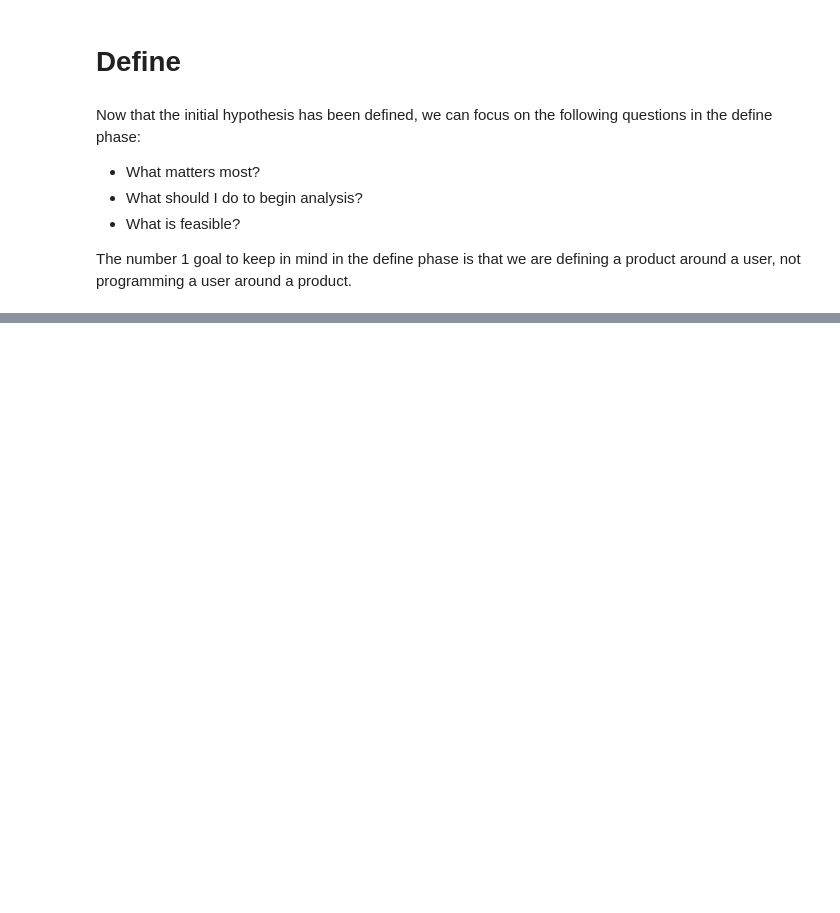
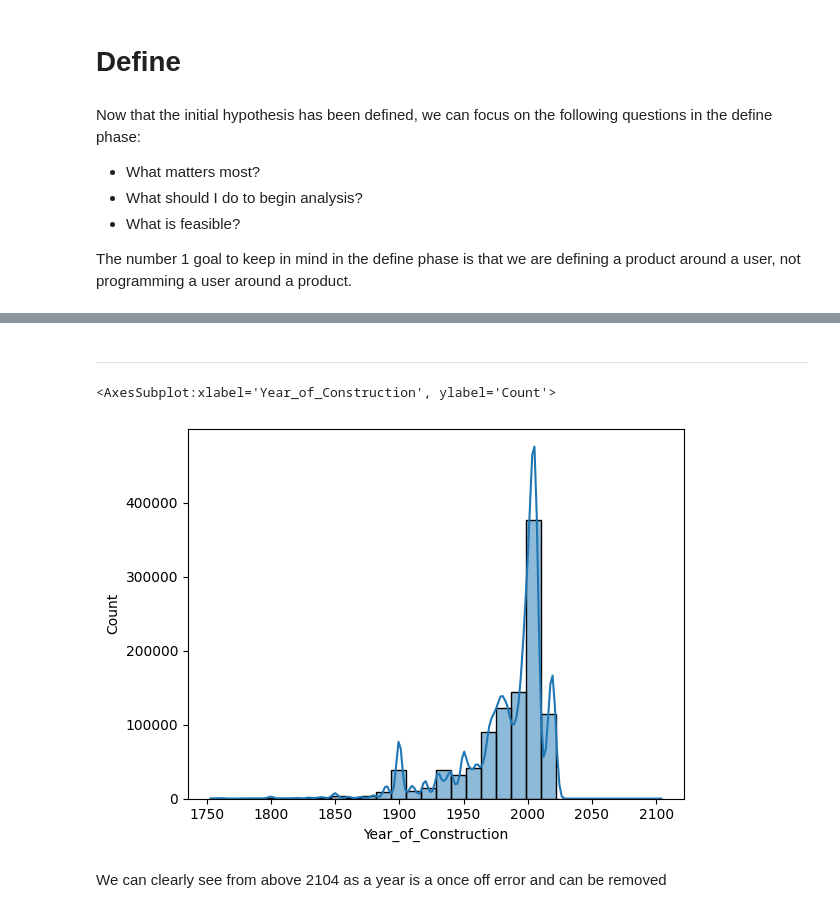
Before and after one commit to OisinB-2814/masters_thesis_ob2814, a Jupyter notebook: notebooks/define.ipynb, the cells around one changed output, grey strips where cells are left out. Cells and saved outputs as stored; diff of their text form; code cells hidden in the pictures; blank space fills up the shorter version.

Commit message:
Cleaned the SEAI dataset and generated data reports

```diff
--- a/notebooks/define.ipynb
+++ b/notebooks/define.ipynb
@@ -19,0 +30,7 @@ This now sets up the body of work aligned with the define phase of this thesis.
+# %%
+# Pull in the SEAI dataset to use for analysis
+seai = pd.read_table(
+    '../data/external/BERPublicSearch/BERPublicsearch.txt'
+    ,usecols=['CountyName', 'DwellingTypeDescr', 'Year_of_Construction', 'GroundFloorArea(sq m)', 'EnergyRating', 'BerRating', 'CO2Rating', 'TotalDeliveredEnergy', 'DateOfAssessment']
+    ,encoding = 'Latin-1'
+)
@@ -19,0 +111,7 @@ This now sets up the body of work aligned with the define phase of this thesis.
+# %%
+# Removal of 'Co.' and numerical items from CountyName column
+seai['CountyName'] = seai['CountyName'].str.replace('Co. ', '') # Removes all occurrences of Co.
+seai['CountyName'] = seai['CountyName'].str.replace('City', '') # Removes all occurrences of City
+seai['CountyName'] = seai['CountyName'].str.replace('\d+', '') # Removes all digits
+seai['CountyName'] = seai['CountyName'].str.replace('Dublin W', 'Dublin') # Removes occurence of W after Dublin
+seai['CountyName'] = seai['CountyName'].str.strip() # Removes any blankspace left after cleaning
@@ -20,2 +134,13 @@ This now sets up the body of work aligned with the define phase of this thesis.
+# %% [markdown]
+---
 # %%
 # Defining the statistics from Bank X data
+sns.histplot(data=seai
+            ,x='Year_of_Construction'
+            ,bins=30
+            ,kde=True)
+# %% [output]
+<AxesSubplot:xlabel='Year_of_Construction', ylabel='Count'>
+[figure, added]
+# %% [markdown]
+We can clearly see from above 2104 as a year is a once off error and can be removed
```
Also changed, not shown: parts of 34 cells of this notebook, 2 other files.
